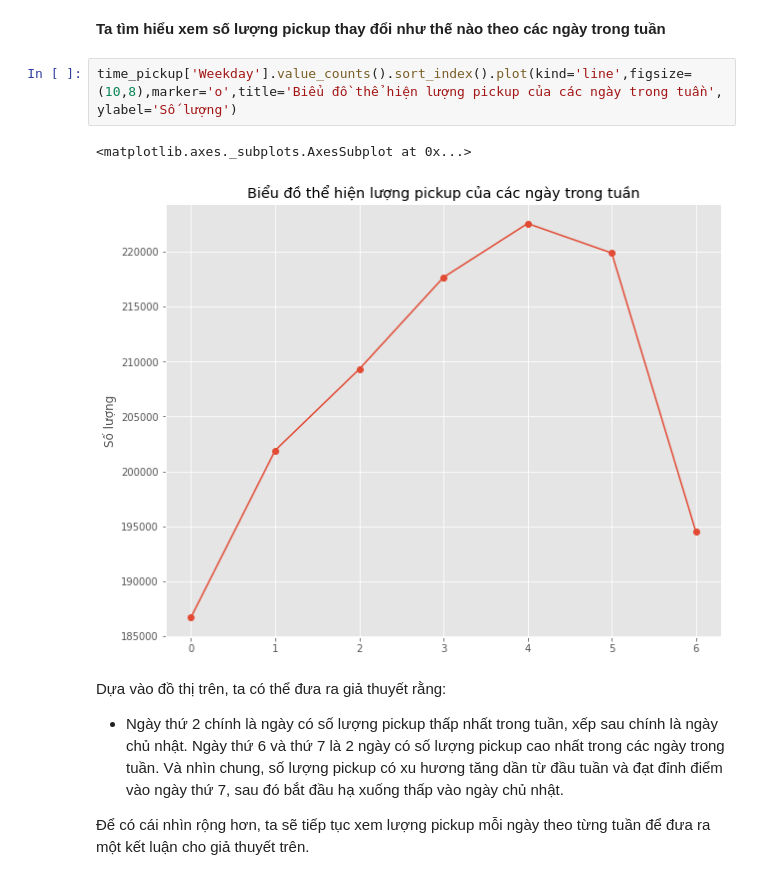
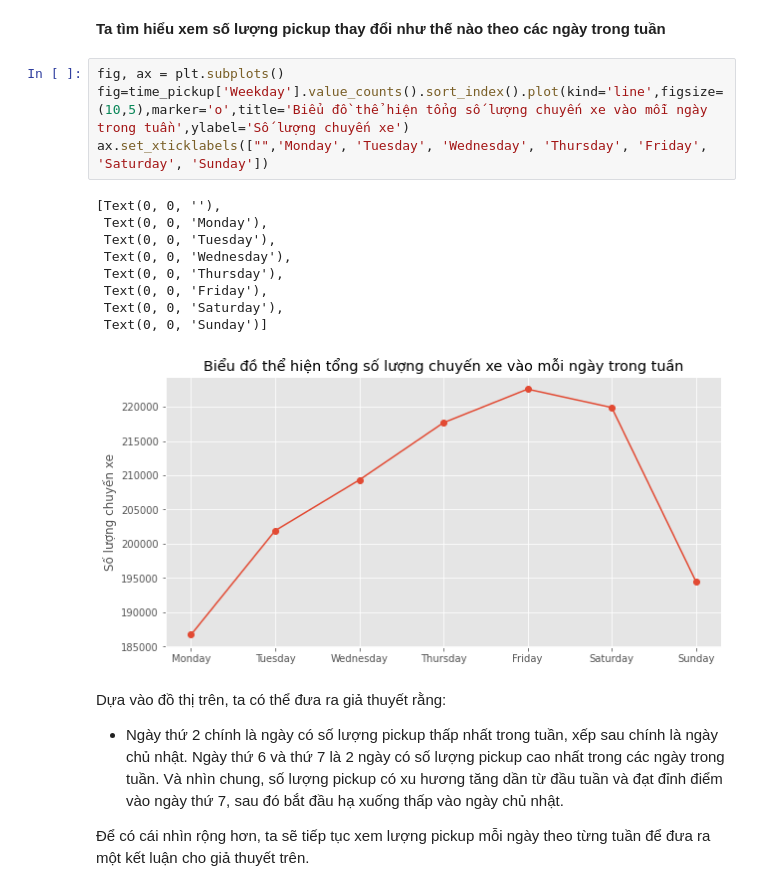
Before and after one commit to trunghq0205/Python4DS, a Jupyter notebook: final_project_report.ipynb, the cells around one changed output. Drawn from its saved outputs; the diff is of its cells as text.

```diff
--- a/final_project_report.ipynb
+++ b/final_project_report.ipynb
@@ -768,10 +768,19 @@ Dựa vào các kết quả phân tích ở trên ta có thể kết luận như
 # %% [markdown]
 **Ta tìm hiểu xem số lượng pickup thay đổi như thế nào theo các ngày trong tuần**
 # %%
-time_pickup['Weekday'].value_counts().sort_index().plot(kind='line',figsize=(10,8),marker='o',title='Biểu đồ thể hiện lượng pickup của các ngày trong tuần', ylabel='Số lượng')
+fig, ax = plt.subplots()
+fig=time_pickup['Weekday'].value_counts().sort_index().plot(kind='line',figsize=(10,5),marker='o',title='Biểu đồ thể hiện tổng số lượng chuyến xe vào mỗi ngày trong tuần',ylabel='Số lượng chuyến xe')
+ax.set_xticklabels(["",'Monday', 'Tuesday', 'Wednesday', 'Thursday', 'Friday', 'Saturday', 'Sunday'])
 # %% [output]
-<matplotlib.axes._subplots.AxesSubplot at 0x...>
+[Text(0, 0, ''),
+ Text(0, 0, 'Monday'),
+ Text(0, 0, 'Tuesday'),
+ Text(0, 0, 'Wednesday'),
+ Text(0, 0, 'Thursday'),
+ Text(0, 0, 'Friday'),
+ Text(0, 0, 'Saturday'),
+ Text(0, 0, 'Sunday')]
-[figure, old version]
+[figure, new version]
 # %% [markdown]
 Dựa vào đồ thị trên, ta có thể đưa ra giả thuyết rằng:
 
```
Also changed, not shown: parts of 35 cells of this notebook.
